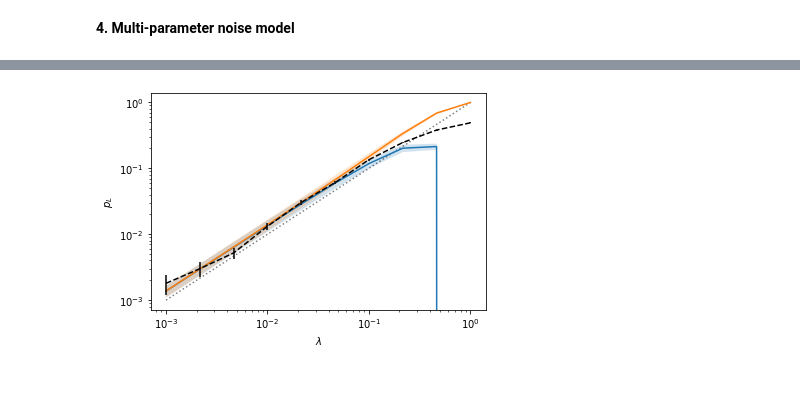
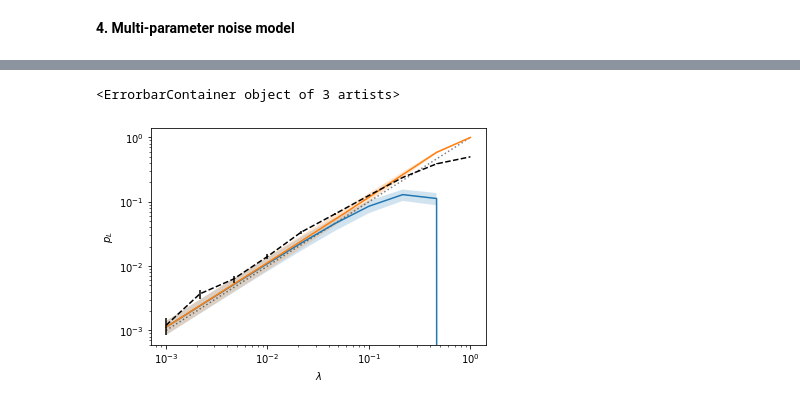
Before and after one commit to dpwinter/PECOS_WS_solutions, a Jupyter notebook: subset_sampling.ipynb, the cells around one changed output, grey strips where cells are left out. Saved outputs shown, nothing was run; the diff lists cells and outputs as text; code cells hidden in the pictures.

Commit message:
added adaptive switching between subset and naive sampler

```diff
--- a/subset_sampling.ipynb
+++ b/subset_sampling.ipynb
@@ -515,6 +521,8 @@ plt.title('$w_{max}$ s.t. $\delta<\delta_{max}$ for given $p$');
 # %% [markdown]
 **4. Multi-parameter noise model**
 # %%
+%%time
+
 from scipy.special import factorial # vectorized factorial function
 import itertools as it
 import pecos as pc
@@ -602,14 +610,14 @@ def subset_sampler(n_samples, idss, pss, ws):
 
     return p_L_low, p_L_up, std
 
-def naive_sampler(n_samples, idss, pss, circuit=ghz):
+def naive_sampler(n_samples, idss, pss):
 
     # preprocessing
     p_Ls = np.zeros(shape=(pss.shape[-1]))
     stds = np.empty_like(p_Ls)
-    pss = pss if pss.ndim > 1 else pss[None, :]
+    pss = pss if pss.ndim > 1 else pss[None, :] # for multi-dim case prepare for broadcasting
     pss = pss.T # line up p1,p2,.. in rows
-    random_ids_fn = lambda p, ids: [i for i in ids if np.random.random() < p]
+    random_ids_fn = lambda p, ids: [i for i in ids if np.random.random() < p] # uniformly select from ids with probability p
 
     for i, ps in enumerate(pss):
         p_L = sample(n_samples, random_ids_fn, idss, ps)
@@ -617,7 +625,6 @@ def naive_sampler(n_samples, idss, pss, circuit=ghz):
         stds[i] = np.sqrt( p_L * (1-p_L) / n_samples)
 
     return p_Ls, stds
-
 
 # For multi-dimensional case we have to consider several cases:
 # 1. Uniform scaling: Scale all physical error rates by same parameter lambda
@@ -650,7 +657,7 @@ plt.fill_between(lambdas, p_L_low-std, p_L_low+std, alpha=0.2)
 plt.plot(lambdas, p_L_up)
 plt.fill_between(lambdas, p_L_up-std, p_L_up+std, alpha=0.2)
 
-n_samples = 1000
+n_samples = 10000
 p_L, std = naive_sampler(n_samples, idss, pss)
 plt.errorbar(lambdas, p_L, fmt='--', c="black", yerr=std)
 # %% [output]
@@ -658 +666,2 @@ plt.errorbar(lambdas, p_L, fmt='--', c="black", yerr=std)
+<ErrorbarContainer object of 3 artists>
-[figure, old version]
+[figure, new version]
```
Also changed, not shown: parts of 5 cells of this notebook.
